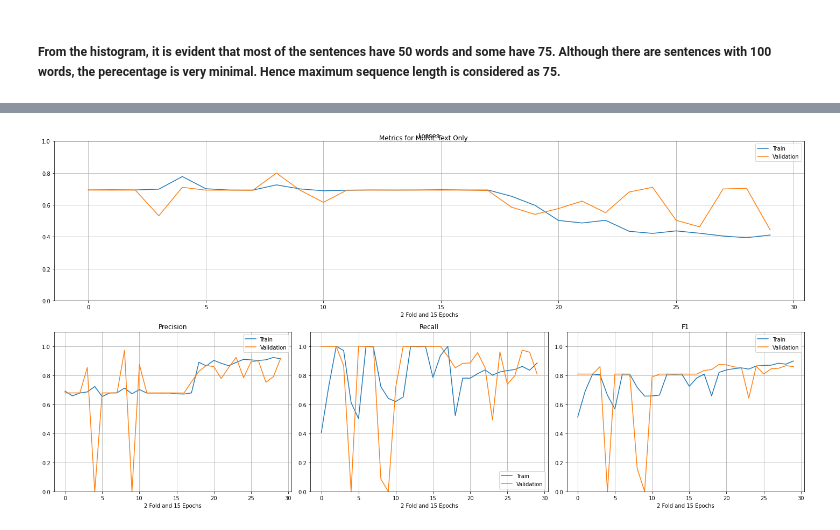
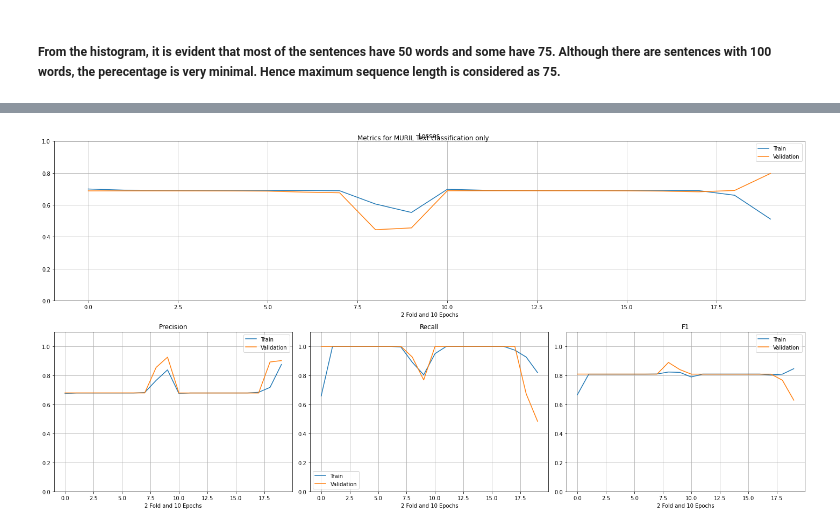
Before and after one commit to pradeep-miriyala/multi-modal-aud-nlp-models, a Jupyter notebook: notebooks/MURIL_Simplified.ipynb, the cells around one changed output, grey strips where cells are left out. Cells and saved outputs as stored; diff of their text form; code cells hidden in the pictures.

Commit message:
MURIL Model with MEL Spectrogram fusion

```diff
--- a/notebooks/MURIL_Simplified.ipynb
+++ b/notebooks/MURIL_Simplified.ipynb
@@ -11,6 +13,7 @@ from bert_finetuner import *
 # %%
 data = pd.read_json('/content/drive/MyDrive/song_lyric_map.json')
 #data = pd.read_json('https://raw.githubusercontent.com/pradeep-miriyala/multi-modal-bert-models/main/data/song_lyric_map.json?token=ADXRNFRS46PTRG46WUZLXHDBKH7HY')
+IMG_PATH = '/content/drive/MyDrive/melSpectrogram'
 # %%
 plot_histogram(data['Lyric'])
 # %% [output]
@@ -30,9 +33,9 @@ Some weights of the model checkpoint at google/muril-base-cased were not used wh
 # %%
 sequences, attention_masks, targets = process_data_w_base_model(data, tokenizer, max_seq_len=MAX_SEQ_LEN)
 # %%
-txt_results = k_fold_model_preparation(base_model, gpu, data, sequences, attention_masks, targets, fusion=False,
-                                       k_folds=2, epochs=15, balance_classes=True, dropout_level=0.25, lr=5e-4,
-                                       max_seq_len=MAX_SEQ_LEN, n_layers=4, clip_at=1.0)
+txt_only_results = run_k_fold(base_model, gpu, data, sequences, attention_masks, targets, fusion=FusionTypes.TXT,
+                                       k_folds=2, epochs=10, balance_classes=True, dropout_level=0.25, lr=5e-4,
+                                       max_seq_len=MAX_SEQ_LEN, n_layers=2, clip_at=1.0, img_path=IMG_PATH, hidden_dim=150)
 # %% [output]
 Running Text Only Classification
 FOLD 0
@@ -80,4 +63,4 @@ weighted avg       0.84      0.82      0.83       616
 # %%
-plot_results(txt_results,'MURIL Text Only')
+plot_results(txt_only_results[0], 'MURIL Text classification only')
 # %% [output]
-[figure, old version]
+[figure, new version]
```
Also changed, not shown: parts of 10 cells of this notebook, 2 other files.
